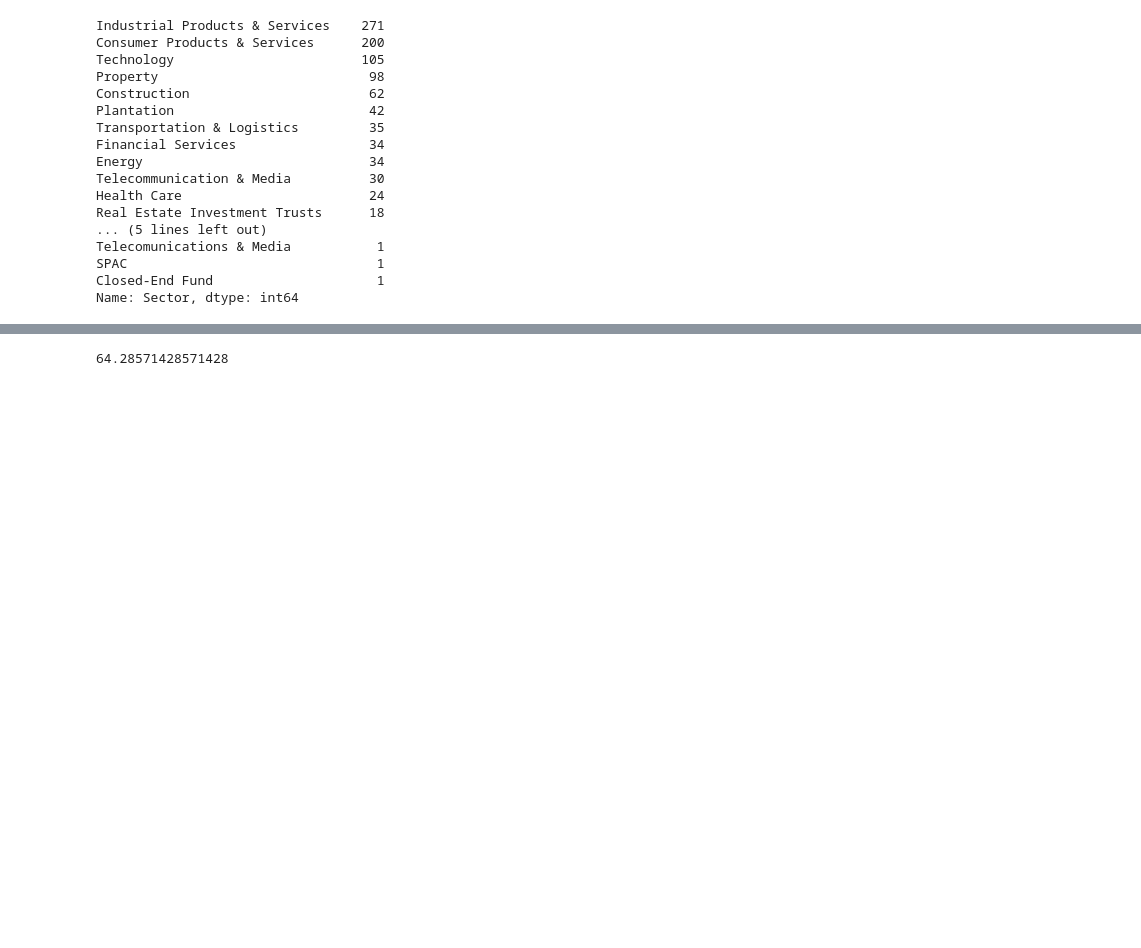
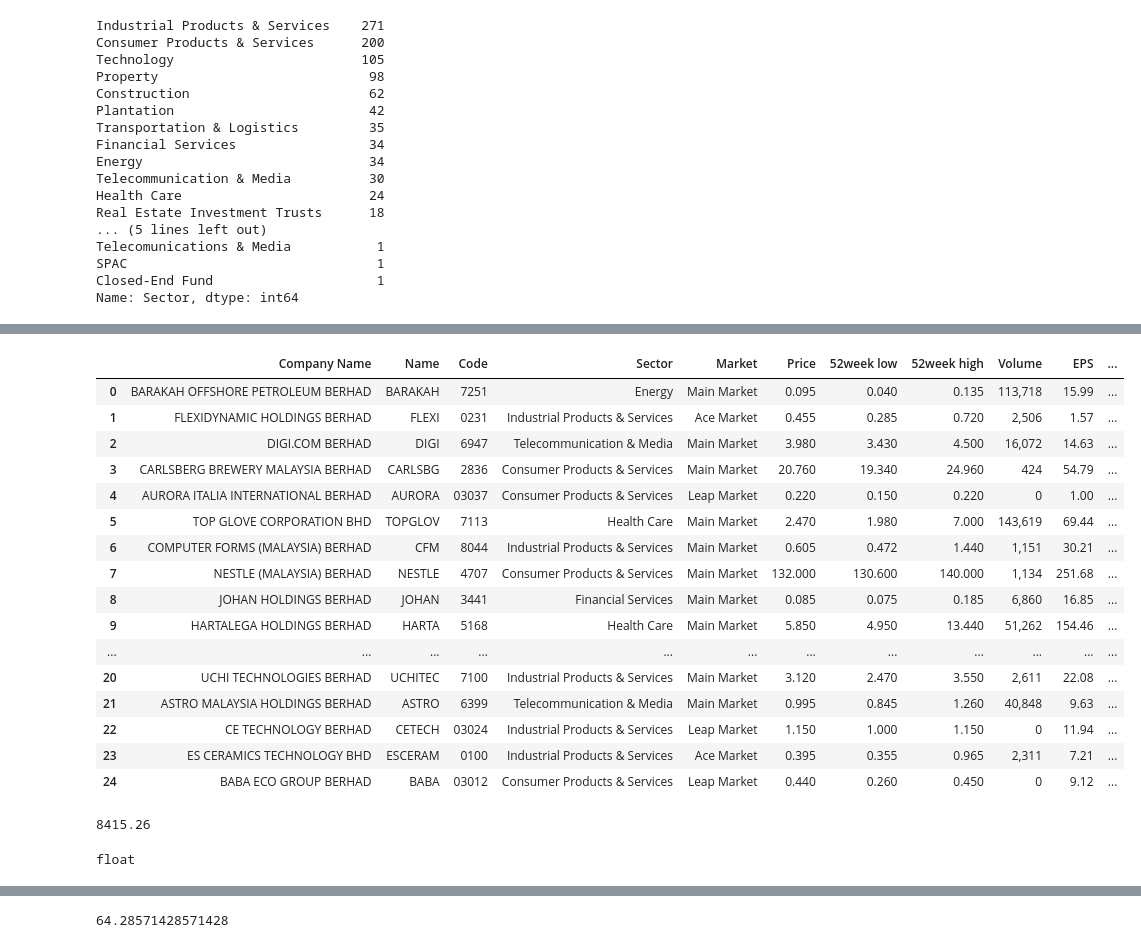
Before and after one commit to seowteckkueh/web-scraping, a Jupyter notebook: Bursa stock summary.ipynb, the cells around one changed output, grey strips where cells are left out. Drawn from its saved outputs; the diff is of its cells as text; code cells hidden in the pictures; blank space fills up the shorter version.

```diff
--- a/Bursa stock summary.ipynb
+++ b/Bursa stock summary.ipynb
@@ -48,18 +48,30 @@ def get_table(soup):
         sector=row.find('td',{'title':'Category'}).text.split(',')[0]
         market=row.find('td',{'title':'Category'}).text.split(',')[-1]
         price=row.find('td',{'title':re.compile('Price')}).text
+        price=format(float(price),'.3f')
         week52_low=row.find('td',{'title':'52week'}).text.split('-')[0]
+        week52_low=format(float(week52_low),'.3f')
         week52_high=row.find('td',{'title':'52week'}).text.split('-')[1]
+        week52_high=format(float(week52_high),'.3f')
         volume=row.find('td',{'title':'Volume'}).text
+        volume=int(volume.replace(',',''))
         eps=row.find('td',{'title':'EPS'}).text
+        eps=format(float(eps),'.2f')
         dps=row.find('td',{'title':'DPS'}).text
+        dps=format(float(dps),'.2f')
         nta=row.find('td',{'title':'NTA'}).text
+        nta=format(float(nta),'.3f')
         pe=row.find('td',{'title':'PE'}).text
+        pe=format(float(pe),'.2f')
         dy=row.find('td',{'title':'DY'}).text
+        dy=format(float(dy),'.2f')
         dgr=get_div_growth(code)
         roe=row.find('td',{'title':'ROE'}).text
+        roe=float(format(float(roe.replace(',','')),'.2f'))
         ptbv=row.find('td',{'title':'PTBV'}).text
+        ptbv=format(float(ptbv),'.2f')
         mcap=row.find('td',{'title':'Market Capital'}).text
+        mcap=format(float(mcap),'.2f')
         link=row.find('a')['href']
         link='https://www.klsescreener.com'+link
         result=[full_name,name,code,sector,market,price,week52_low,week52_high,volume,eps,dps,nta,pe,dy,dgr,roe,ptbv,mcap,link]
@@ -163,0 +228,20 @@ Name: Sector, dtype: int64
+# %%
+df.head(25)
+# %% [output]
+|  | Company Name | Name | Code | Sector | Market | Price | 52week low | 52week high | Volume | EPS | ... |
+| 0 | BARAKAH OFFSHORE PETROLEUM BERHAD | BARAKAH | 7251 | Energy | Main Market | 0.095 | 0.040 | 0.135 | 113,718 | 15.99 | ... |
+| 1 | FLEXIDYNAMIC HOLDINGS BERHAD | FLEXI | 0231 | Industrial Products & Services | Ace Market | 0.455 | 0.285 | 0.720 | 2,506 | 1.57 | ... |
+| 2 | DIGI.COM BERHAD | DIGI | 6947 | Telecommunication & Media | Main Market | 3.980 | 3.430 | 4.500 | 16,072 | 14.63 | ... |
+| 3 | CARLSBERG BREWERY MALAYSIA BERHAD | CARLSBG | 2836 | Consumer Products & Services | Main Market | 20.760 | 19.340 | 24.960 | 424 | 54.79 | ... |
+| 4 | AURORA ITALIA INTERNATIONAL BERHAD | AURORA | 03037 | Consumer Products & Services | Leap Market | 0.220 | 0.150 | 0.220 | 0 | 1.00 | ... |
+| 5 | TOP GLOVE CORPORATION BHD | TOPGLOV | 7113 | Health Care | Main Market | 2.470 | 1.980 | 7.000 | 143,619 | 69.44 | ... |
+| 6 | COMPUTER FORMS (MALAYSIA) BERHAD | CFM | 8044 | Industrial Products & Services | Main Market | 0.605 | 0.472 | 1.440 | 1,151 | 30.21 | ... |
+| 7 | NESTLE (MALAYSIA) BERHAD | NESTLE | 4707 | Consumer Products & Services | Main Market | 132.000 | 130.600 | 140.000 | 1,134 | 251.68 | ... |
+| 8 | JOHAN HOLDINGS BERHAD | JOHAN | 3441 | Financial Services | Main Market | 0.085 | 0.075 | 0.185 | 6,860 | 16.85 | ... |
+| 9 | HARTALEGA HOLDINGS BERHAD | HARTA | 5168 | Health Care | Main Market | 5.850 | 4.950 | 13.440 | 51,262 | 154.46 | ... |
+| ... | ... | ... | ... | ... | ... | ... | ... | ... | ... | ... | ... |
+| 20 | UCHI TECHNOLOGIES BERHAD | UCHITEC | 7100 | Industrial Products & Services | Main Market | 3.120 | 2.470 | 3.550 | 2,611 | 22.08 | ... |
+| 21 | ASTRO MALAYSIA HOLDINGS BERHAD | ASTRO | 6399 | Telecommunication & Media | Main Market | 0.995 | 0.845 | 1.260 | 40,848 | 9.63 | ... |
+| 22 | CE TECHNOLOGY BERHAD | CETECH | 03024 | Industrial Products & Services | Leap Market | 1.150 | 1.000 | 1.150 | 0 | 11.94 | ... |
+| 23 | ES CERAMICS TECHNOLOGY BHD | ESCERAM | 0100 | Industrial Products & Services | Ace Market | 0.395 | 0.355 | 0.965 | 2,311 | 7.21 | ... |
+| 24 | BABA ECO GROUP BERHAD | BABA | 03012 | Consumer Products & Services | Leap Market | 0.440 | 0.260 | 0.450 | 0 | 9.12 | ... |
@@ -164 +252,9 @@ Name: Sector, dtype: int64
+# %%
+print(roe)
+# %% [output]
+8415.26
+# %%
+type(roe)
+# %% [output]
+float
 # %%
```
Also changed, not shown: parts of 16 cells of this notebook.
